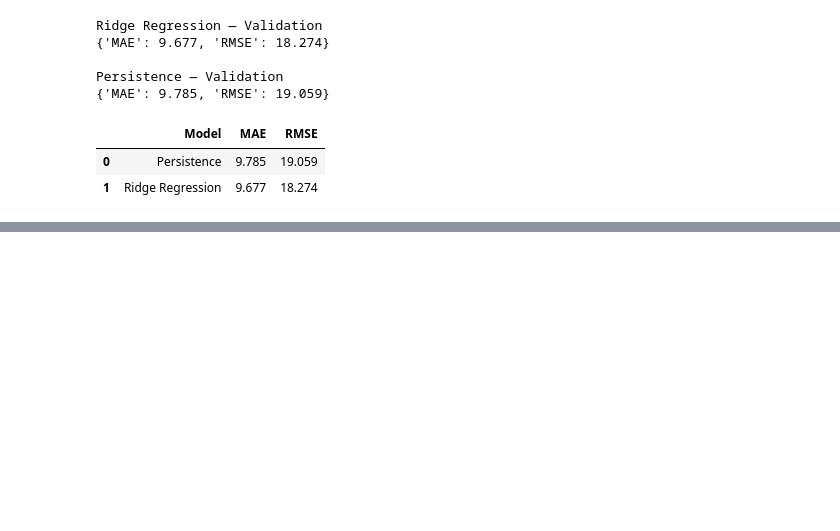
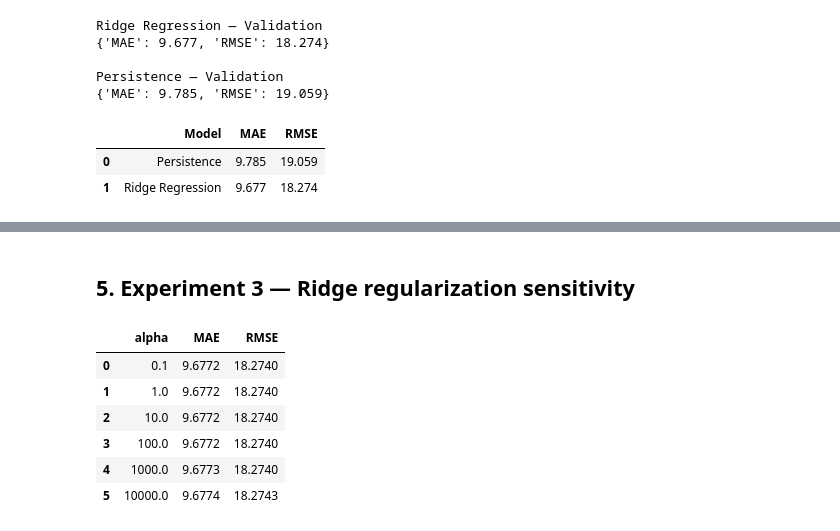
Before and after one commit to shbnm93/air-quality-retrieval-ai, a Jupyter notebook: notebooks/02_forecasting_preparation.ipynb, the cells around one changed output, grey strips where cells are left out. Drawn from its saved outputs; the diff is of its cells as text; code cells hidden in the pictures; blank space fills up the shorter version.

```diff
--- a/notebooks/02_forecasting_preparation.ipynb
+++ b/notebooks/02_forecasting_preparation.ipynb
@@ -442,0 +511,39 @@ Persistence:
+# %% [markdown]
+## 5. Experiment 3 — Ridge regularization sensitivity
+# %%
+from sklearn.linear_model import Ridge
+from sklearn.metrics import mean_absolute_error, mean_squared_error
+import numpy as np
+import pandas as pd
+
+alphas = [0.1, 1, 10, 100, 1000, 10000]
+
+results = []
+
+for alpha in alphas:
+
+    model = Ridge(alpha=alpha)
+    model.fit(X_train, y_train)
+
+    predictions = model.predict(X_val)
+
+    mae = mean_absolute_error(y_val, predictions)
+    rmse = np.sqrt(mean_squared_error(y_val, predictions))
+
+    results.append({
+        "alpha": alpha,
+        "MAE": mae,
+        "RMSE": rmse
+    })
+
+tuning_results = pd.DataFrame(results)
+
+display(tuning_results.round(4))
+# %% [output]
+|  | alpha | MAE | RMSE |
+| 0 | 0.1 | 9.6772 | 18.2740 |
+| 1 | 1.0 | 9.6772 | 18.2740 |
+| 2 | 10.0 | 9.6772 | 18.2740 |
+| 3 | 100.0 | 9.6772 | 18.2740 |
+| 4 | 1000.0 | 9.6773 | 18.2740 |
+| 5 | 10000.0 | 9.6774 | 18.2743 |
```
Also changed, not shown: parts of 22 cells of this notebook.
